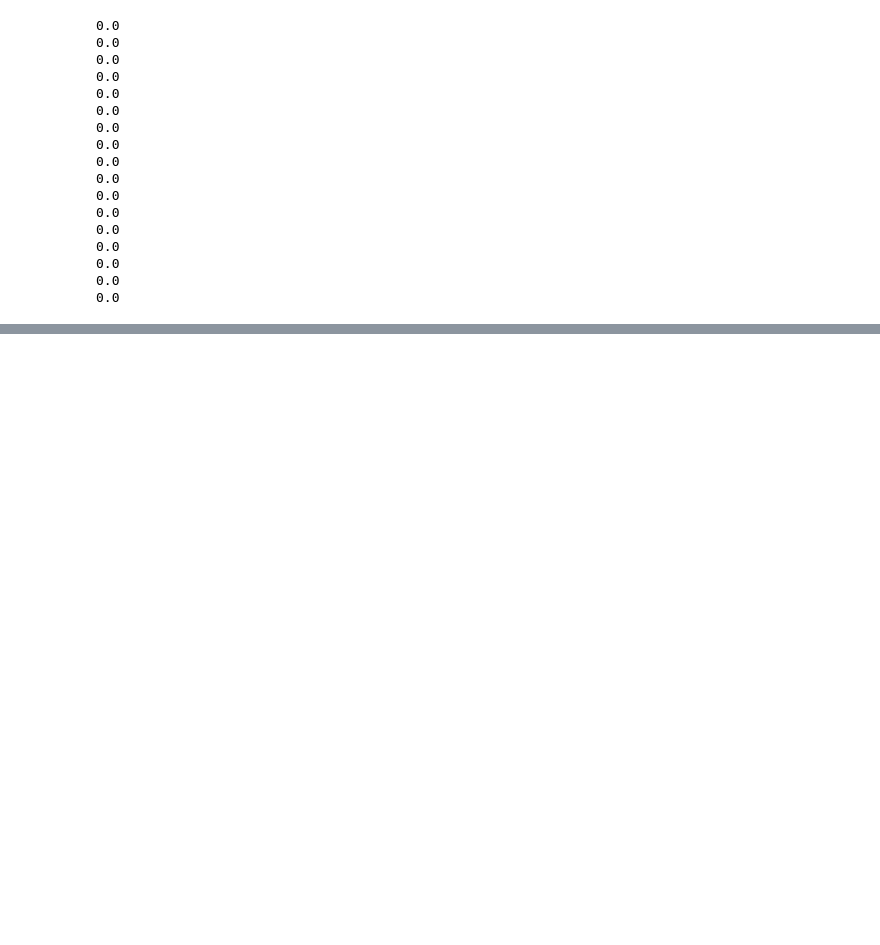
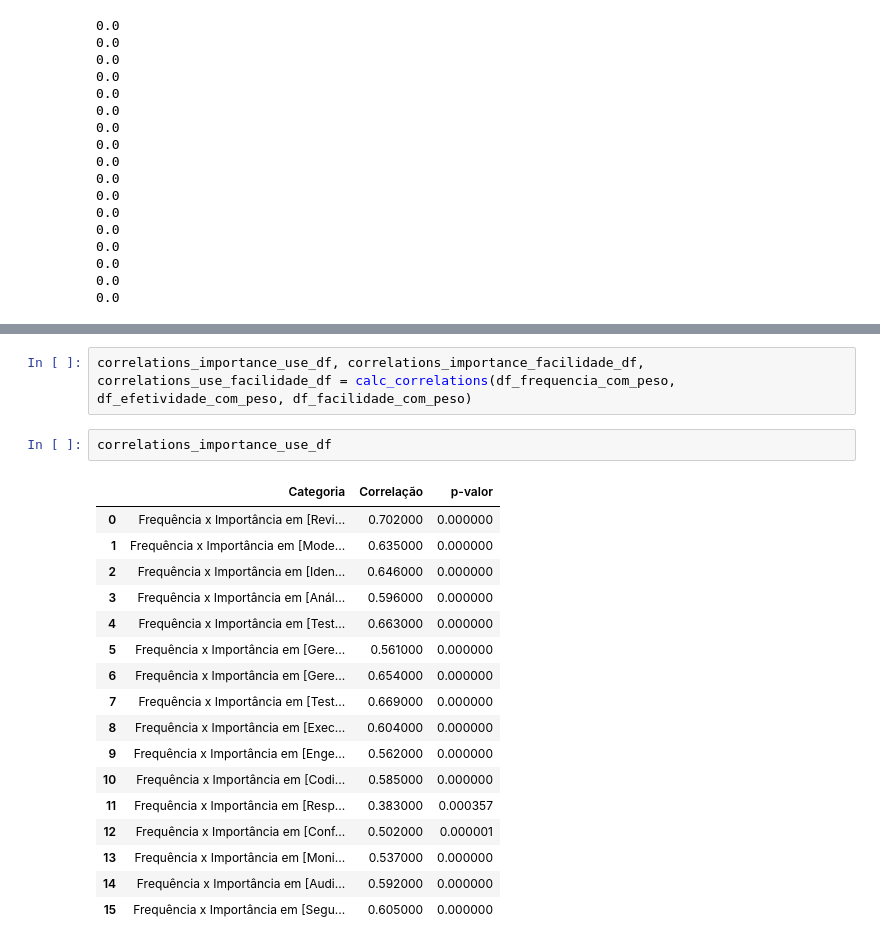
Before and after one commit to reset-ufc/appsec-practices-characterization-survey, a Jupyter notebook: Análise_Facilidade_frequencia_e_eficácia_(COM_PESO).ipynb, the cells around one changed output, grey strips where cells are left out. Cells and saved outputs as stored; diff of their text form; blank space fills up the shorter version.

Commit message:
add correlations analisys

```diff
--- a/Análise_Facilidade_frequencia_e_eficácia_(COM_PESO).ipynb
+++ b/Análise_Facilidade_frequencia_e_eficácia_(COM_PESO).ipynb
@@ -972,0 +1042,22 @@ for i in indices:
+# %%
+correlations_importance_use_df, correlations_importance_facilidade_df, correlations_use_facilidade_df = calc_correlations(df_frequencia_com_peso, df_efetividade_com_peso, df_facilidade_com_peso)
+# %%
+correlations_importance_use_df
+# %% [output]
+|  | Categoria | Correlação | p-valor |
+| 0 | Frequência x Importância em [Revi... | 0.702000 | 0.000000 |
+| 1 | Frequência x Importância em [Mode... | 0.635000 | 0.000000 |
+| 2 | Frequência x Importância em [Iden... | 0.646000 | 0.000000 |
+| 3 | Frequência x Importância em [Anál... | 0.596000 | 0.000000 |
+| 4 | Frequência x Importância em [Test... | 0.663000 | 0.000000 |
+| 5 | Frequência x Importância em [Gere... | 0.561000 | 0.000000 |
+| 6 | Frequência x Importância em [Gere... | 0.654000 | 0.000000 |
+| 7 | Frequência x Importância em [Test... | 0.669000 | 0.000000 |
+| 8 | Frequência x Importância em [Exec... | 0.604000 | 0.000000 |
+| 9 | Frequência x Importância em [Enge... | 0.562000 | 0.000000 |
+| 10 | Frequência x Importância em [Codi... | 0.585000 | 0.000000 |
+| 11 | Frequência x Importância em [Resp... | 0.383000 | 0.000357 |
+| 12 | Frequência x Importância em [Conf... | 0.502000 | 0.000001 |
+| 13 | Frequência x Importância em [Moni... | 0.537000 | 0.000000 |
+| 14 | Frequência x Importância em [Audi... | 0.592000 | 0.000000 |
+| 15 | Frequência x Importância em [Segu... | 0.605000 | 0.000000 |
```
Also changed, not shown: parts of 4 cells of this notebook.
